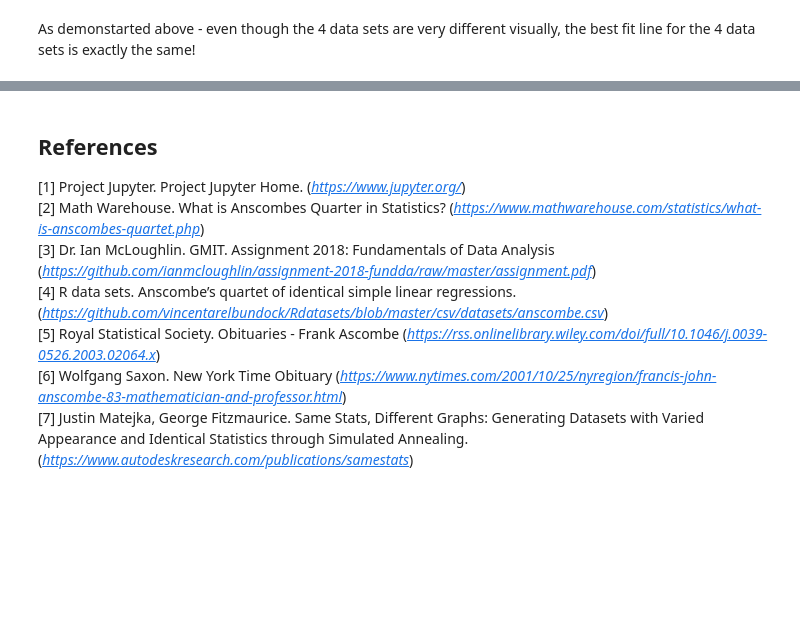
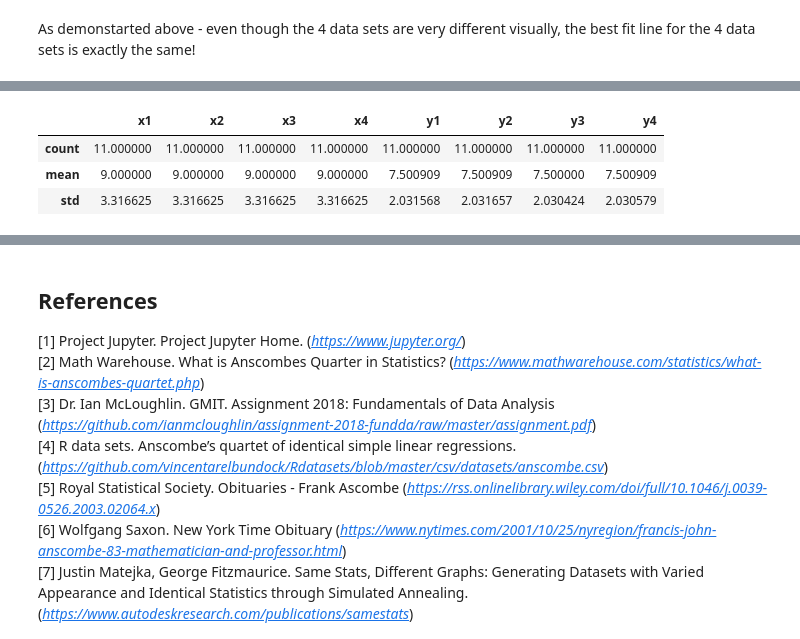
Before and after one commit to shkyler/gmit-foda-exercises, a Jupyter notebook: anscombes.ipynb, the cells around one changed output, grey strips where cells are left out. Drawn from its saved outputs; the diff is of its cells as text; code cells hidden in the pictures; blank space fills up the shorter version.

```diff
--- a/anscombes.ipynb
+++ b/anscombes.ipynb
@@ -130,0 +138,8 @@ As demonstarted above - even though the 4 data sets are very different visually,
+# %%
+# Use the built in pandas describe function to look at the relevant summary stats
+df.describe().loc[['count','mean','std']]
+# %% [output]
+|  | x1 | x2 | x3 | x4 | y1 | y2 | y3 | y4 |
+| count | 11.000000 | 11.000000 | 11.000000 | 11.000000 | 11.000000 | 11.000000 | 11.000000 | 11.000000 |
+| mean | 9.000000 | 9.000000 | 9.000000 | 9.000000 | 7.500909 | 7.500909 | 7.500000 | 7.500909 |
+| std | 3.316625 | 3.316625 | 3.316625 | 3.316625 | 2.031568 | 2.031657 | 2.030424 | 2.030579 |
```
Also changed, not shown: parts of 6 cells of this notebook.
